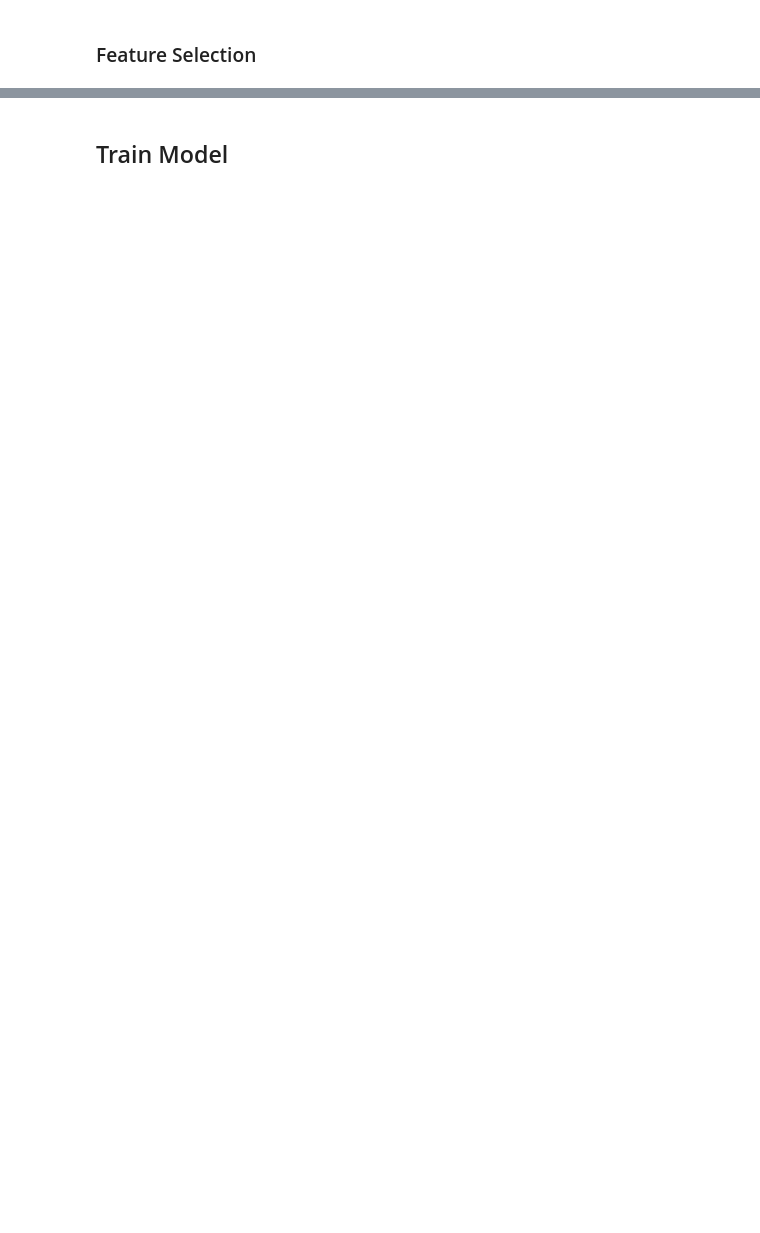
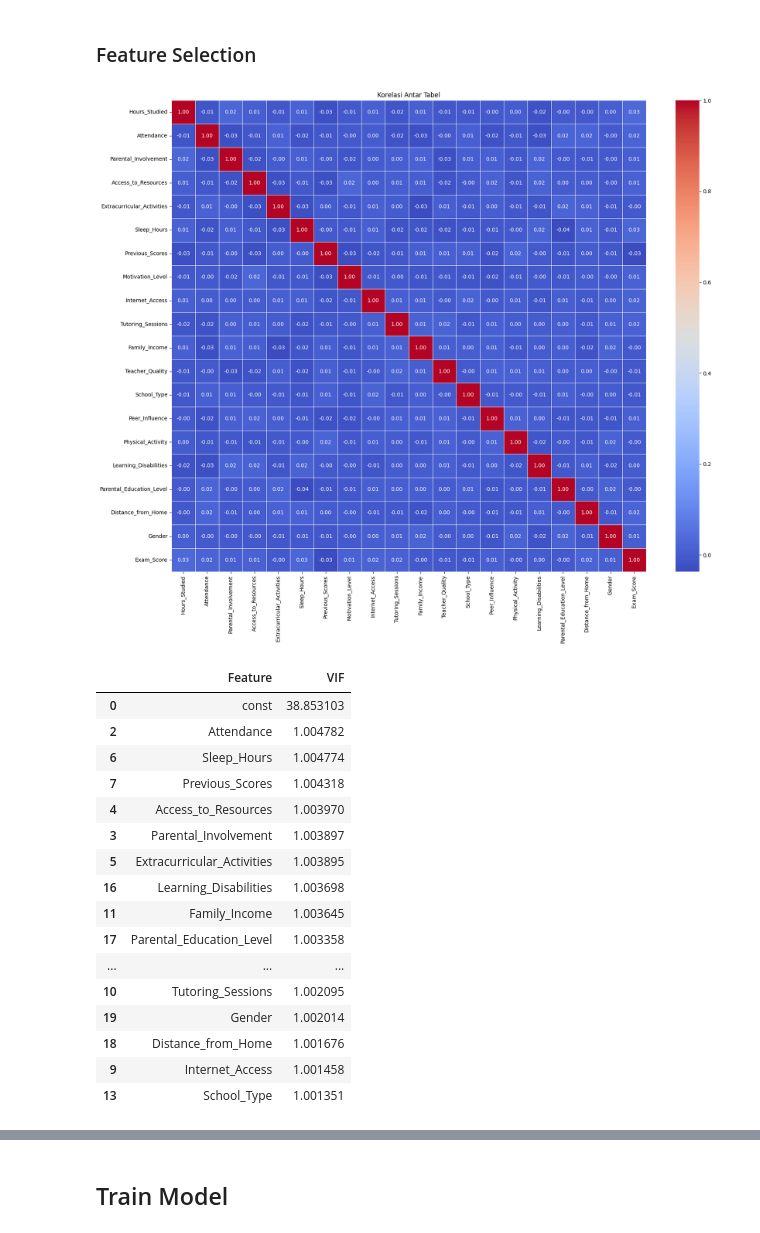
Before and after one commit to Bjirka13/Graduation-Predict, a Jupyter notebook: Notebook/Proyek_Predict_Graduation(Regresi).ipynb, the cells around one changed output, grey strips where cells are left out. Saved outputs shown, nothing was run; the diff lists cells and outputs as text; code cells hidden in the pictures; blank space fills up the shorter version.

```diff
--- a/Notebook/Proyek_Predict_Graduation(Regresi).ipynb
+++ b/Notebook/Proyek_Predict_Graduation(Regresi).ipynb
@@ -260,7 +260,7 @@ from sklearn.base import BaseEstimator, TransformerMixin
 class OutlierImputer(BaseEstimator, TransformerMixin):
     def __init__(self, columns=None):
         self.columns = columns
-        self.means_ = {}
+        self.medians_ = {}
 
     def fit(self, X, y=None):
         if self.columns is None:
@@ -272,7 +272,7 @@ class OutlierImputer(BaseEstimator, TransformerMixin):
             lower = Q1 - 1.5 * IQR
             upper = Q3 + 1.5 * IQR
             mask = (X[col] >= lower) & (X[col] <= upper)
-            self.means_[col] = X.loc[mask, col].mean()
+            self.medians_[col] = X.loc[mask, col].median()
         return self
 
     def transform(self, X):
@@ -285,7 +285,7 @@ class OutlierImputer(BaseEstimator, TransformerMixin):
             lower = Q1 - 1.5 * IQR
             upper = Q3 + 1.5 * IQR
             outlier_mask = (X[col] < lower) | (X[col] > upper)
-            X.loc[outlier_mask, col] = self.means_[col]
+            X.loc[outlier_mask, col] = self.medians_[col]
         return X
 # %% [markdown]
 ### Encoding
@@ -317,7 +317,7 @@ def encode_with_mapping(X):
 # %%
 num_pipe = Pipeline([
     ('outlier', OutlierImputer()),
-    ('scaler', MinMaxScaler())
+    ('scaler', RobustScaler())
 ])
 # %%
 from sklearn.preprocessing import FunctionTransformer
@@ -336,10 +336,10 @@ preprocessor = ColumnTransformer([
 ])
 # %%
 # Fit dan Transform data
-X_train = preprocessor.fit_transform(X_train)
-X_test = preprocessor.transform(X_test)
+X_train_scaled = preprocessor.fit_transform(X_train)
+X_test_scaled = preprocessor.transform(X_test)
 
-if not isinstance(X_train, pd.DataFrame):
-    X_train = pd.DataFrame(X_train, columns=df.columns.drop('Exam_Score'))
-if not isinstance(X_test, pd.DataFrame):
-    X_test = pd.DataFrame(X_test, columns=df.columns.drop('Exam_Score'))
+if not isinstance(X_train_scaled, pd.DataFrame):
+    X_train_scaled = pd.DataFrame(X_train_scaled, columns=df.columns.drop('Exam_Score'))
+if not isinstance(X_test_scaled, pd.DataFrame):
+    X_test_scaled = pd.DataFrame(X_test_scaled, columns=df.columns.drop('Exam_Score'))
@@ -346,24 +351,43 @@ if not isinstance(X_test, pd.DataFrame):
 # %% [markdown]
 ### Feature Selection
 # %%
-# from statsmodels.stats.outliers_influence import variance_inflation_factor
-# from statsmodels.api import add_constant
+from statsmodels.stats.outliers_influence import variance_inflation_factor
+from statsmodels.api import add_constant
 
-# train_combined = X_train.copy()
-# train_combined['Exam_Score'] = y_train
+train_combined = X_train_scaled.copy()
+train_combined['Exam_Score'] = y_train
 
-# correlation_matrix = train_combined.corr()
+correlation_matrix = train_combined.corr(numeric_only=True)
 
-# plt.figure(figsize=(20, 16))
-# sns.heatmap(correlation_matrix, annot=True, cmap='coolwarm', fmt=".2f", linewidths=0.5)
-# plt.title("Korelasi Antar Tabel")
-# plt.show()
+plt.figure(figsize=(20, 16))
+sns.heatmap(correlation_matrix, annot=True, cmap='coolwarm', fmt=".2f", linewidths=0.5)
+plt.title("Korelasi Antar Tabel")
+plt.show()
 
-# # VIF
-# X = add_constant(df)
-# vif_data = pd.DataFrame()
-# vif_data["Feature"] = X.columns
-# vif_data["VIF"] = [variance_inflation_factor(X.values, i) for i in range(X.shape[1])]
+# VIF
+X_train_vif = add_constant(X_train_scaled)
+vif_data = pd.DataFrame()
+vif_data["Feature"] = X_train_vif.columns
+vif_data["VIF"] = [variance_inflation_factor(X_train_vif.values, i) for i in range(X_train_vif.shape[1])]
 
-# vif_data.sort_values(by="VIF", ascending=False)
+vif_data.sort_values(by="VIF", ascending=False)
+# %% [output]
+[figure, added]
+|  | Feature | VIF |
+| 0 | const | 38.853103 |
+| 2 | Attendance | 1.004782 |
+| 6 | Sleep_Hours | 1.004774 |
+| 7 | Previous_Scores | 1.004318 |
+| 4 | Access_to_Resources | 1.003970 |
+| 3 | Parental_Involvement | 1.003897 |
+| 5 | Extracurricular_Activities | 1.003895 |
+| 16 | Learning_Disabilities | 1.003698 |
+| 11 | Family_Income | 1.003645 |
+| 17 | Parental_Education_Level | 1.003358 |
+| ... | ... | ... |
+| 10 | Tutoring_Sessions | 1.002095 |
+| 19 | Gender | 1.002014 |
+| 18 | Distance_from_Home | 1.001676 |
+| 9 | Internet_Access | 1.001458 |
+| 13 | School_Type | 1.001351 |
 # %%
```
Also changed, not shown: parts of 19 cells of this notebook.
